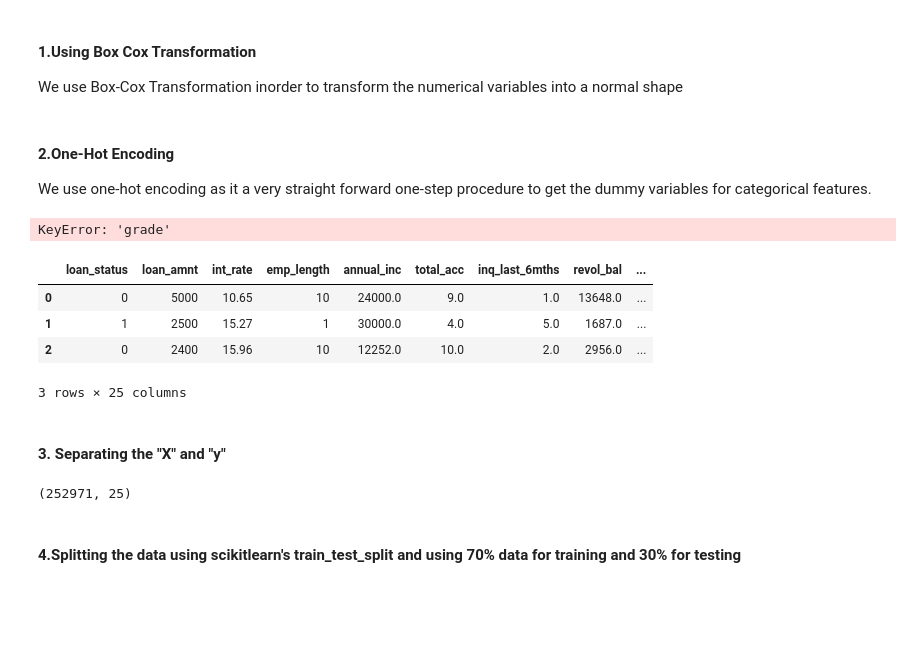
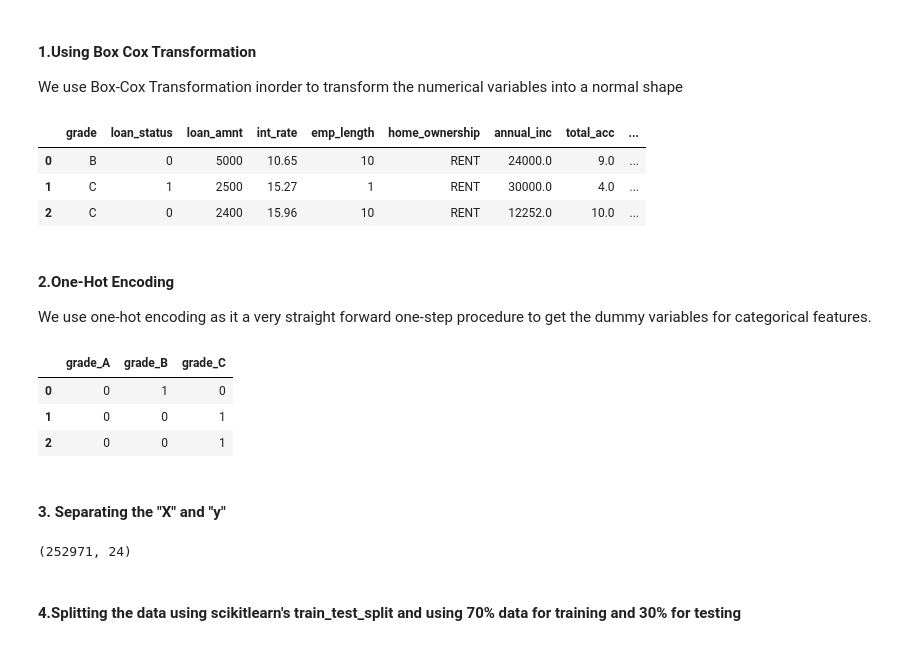
Before and after one commit to Sarita19/loanPrediction, a Jupyter notebook: Loan Default Payments.ipynb, the cells around one changed output. Cells and saved outputs as stored; diff of their text form; code cells hidden in the pictures; blank space fills up the shorter version.

```diff
--- a/Loan Default Payments.ipynb
+++ b/Loan Default Payments.ipynb
@@ -234,15 +234,10 @@ df_cap=df.query("annual_inc<=8.e+04")
 #### 8. Removing highly correlated features
 We try to remove features which are highly corelated. Variables which are highly correlated should be removed as they disturb in the process of creating predictive models. Here we remove variables that have correlation of 0.65 and above
 # %%
-# Create correlation matrix
-def drop_corr(df):
-
-    # Select upper triangle of correlation matrix
-    upper = corr_matrix.where(np.triu(np.ones(corr_matrix.shape), k=1).astype(np.bool))
-    # Find index of feature columns with correlation greater than 0.65
-    to_drop = [column for column in upper.columns if any(upper[column] > 0.65)]
-    df.drop(columns=to_drop, axis=1, inplace=True )
-    #df.drop(df_numerical[to_drop], axis=1, inplace=True )
-    return df
+corr_matrix = df.corr().abs()
+# Select upper triangle of correlation matrix
+upper = corr_matrix.where(np.triu(np.ones(corr_matrix.shape), k=1).astype(np.bool))
+# Find index of feature columns with correlation greater than 0.65
+to_drop = [column for column in upper.columns if any(upper[column] > 0.65)]
+df.drop(columns=to_drop, axis=1, inplace=True )
+#df.drop(df_numerical[to_drop], axis=1, inplace=True )
-# %%
-df=drop_corr(df)
@@ -456,6 +448,13 @@ for i in numerical:
         transformed, lamb = boxcox(df.loc[df[i].notnull(), i])
         if np.abs(1 - lamb) > 0.02:
             df.loc[df[i].notnull(), i] = transformed
+# %%
+df.head(3)
+# %% [output]
+|  | grade | loan_status | loan_amnt | int_rate | emp_length | home_ownership | annual_inc | total_acc | ... |
+| 0 | B | 0 | 5000 | 10.65 | 10 | RENT | 24000.0 | 9.0 | ... |
+| 1 | C | 1 | 2500 | 15.27 | 1 | RENT | 30000.0 | 4.0 | ... |
+| 2 | C | 0 | 2400 | 15.96 | 10 | RENT | 12252.0 | 10.0 | ... |
 # %% [markdown]
 #### 2.One-Hot Encoding
 
@@ -467,16 +466,13 @@ dummy_ownership=pd.get_dummies(df["home_ownership"], prefix="ownership")
 df=df.join(dummy_grade.iloc[:,:])
 df=df.join(dummy_ownership.iloc[:,:])
 df.drop(columns={'grade','home_ownership'},inplace=True )
-# %% [output]
-KeyError: 'grade'
 # %%
-df.head(3)
+df[['grade_A','grade_B','grade_C']].head(3)
 # %% [output]
-|  | loan_status | loan_amnt | int_rate | emp_length | annual_inc | total_acc | inq_last_6mths | revol_bal | ... |
-| 0 | 0 | 5000 | 10.65 | 10 | 24000.0 | 9.0 | 1.0 | 13648.0 | ... |
-| 1 | 1 | 2500 | 15.27 | 1 | 30000.0 | 4.0 | 5.0 | 1687.0 | ... |
-| 2 | 0 | 2400 | 15.96 | 10 | 12252.0 | 10.0 | 2.0 | 2956.0 | ... |
+|  | grade_A | grade_B | grade_C |
+| 0 | 0 | 1 | 0 |
+| 1 | 0 | 0 | 1 |
+| 2 | 0 | 0 | 1 |
-3 rows × 25 columns
 # %% [markdown]
 #### 3. Separating the "X" and "y"
 # %%
@@ -485,7 +481,7 @@ y = df["loan_status"]
 X_dup = X.copy()
 df.shape
 # %% [output]
-(252971, 25)
+(252971, 24)
 # %% [markdown]
 #### 4.Splitting the data using scikitlearn's train_test_split and using 70% data for training and 30% for testing
 # %%
```
Also changed, not shown: parts of 14 cells of this notebook.
